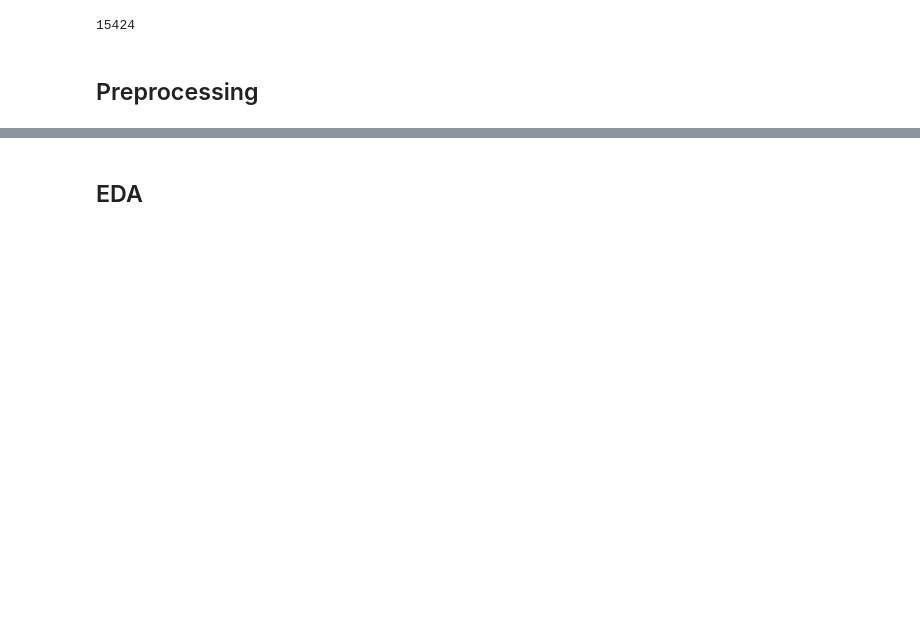
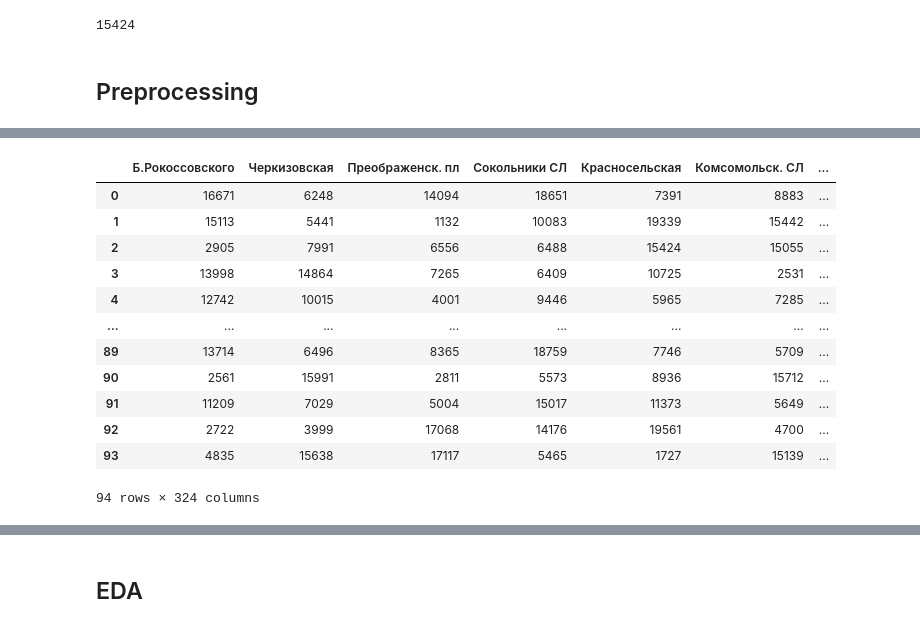
Before and after one commit to b3GOR/METRO_bot, a Jupyter notebook: noteboo.ipynb, the cells around one changed output, grey strips where cells are left out. Drawn from its saved outputs; the diff is of its cells as text; code cells hidden in the pictures; blank space fills up the shorter version.

```diff
--- a/noteboo.ipynb
+++ b/noteboo.ipynb
@@ -24,0 +52,16 @@ df = df.sort_index()
+# %%
+X
+# %% [output]
+|  | Б.Рокоссовского | Черкизовская | Преображенск. пл | Сокольники СЛ | Красносельская | Комсомольск. СЛ | ... |
+| 0 | 16671 | 6248 | 14094 | 18651 | 7391 | 8883 | ... |
+| 1 | 15113 | 5441 | 1132 | 10083 | 19339 | 15442 | ... |
+| 2 | 2905 | 7991 | 6556 | 6488 | 15424 | 15055 | ... |
+| 3 | 13998 | 14864 | 7265 | 6409 | 10725 | 2531 | ... |
+| 4 | 12742 | 10015 | 4001 | 9446 | 5965 | 7285 | ... |
+| ... | ... | ... | ... | ... | ... | ... | ... |
+| 89 | 13714 | 6496 | 8365 | 18759 | 7746 | 5709 | ... |
+| 90 | 2561 | 15991 | 2811 | 5573 | 8936 | 15712 | ... |
+| 91 | 11209 | 7029 | 5004 | 15017 | 11373 | 5649 | ... |
+| 92 | 2722 | 3999 | 17068 | 14176 | 19561 | 4700 | ... |
+| 93 | 4835 | 15638 | 17117 | 5465 | 1727 | 15139 | ... |
+94 rows × 324 columns
```
Also changed, not shown: parts of 22 cells of this notebook.
